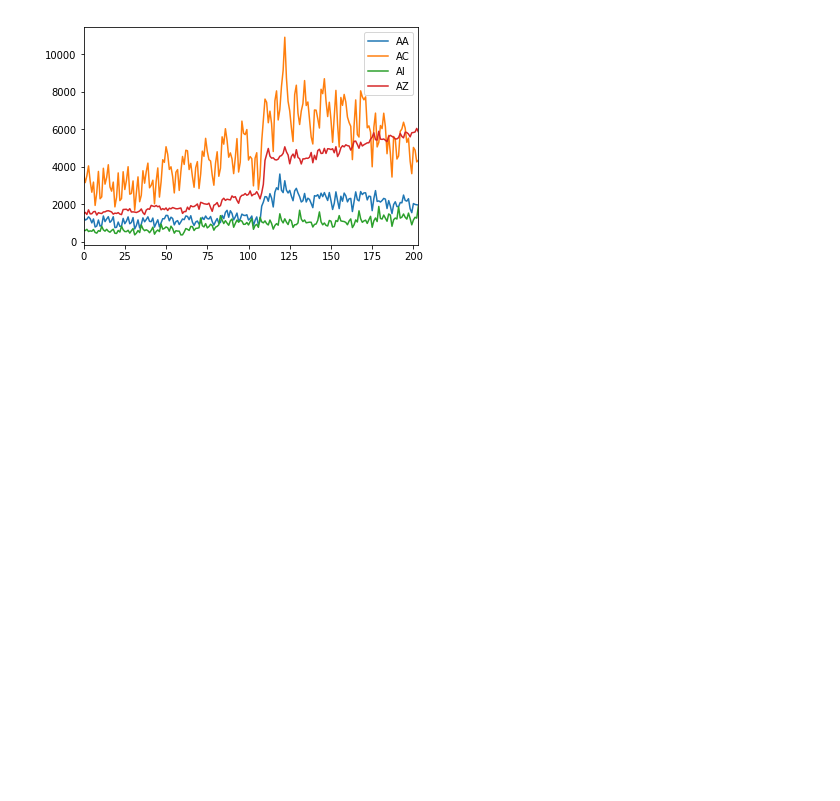
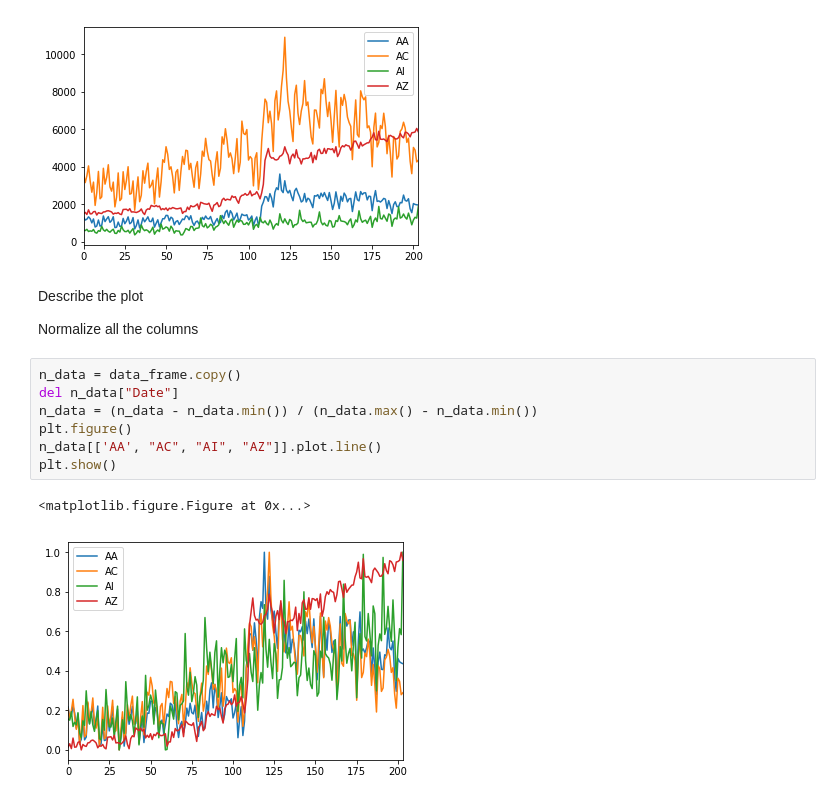
Before and after one commit to sebwdz/JobAnalysis, a Jupyter notebook: core/notebooks/cesatem_descriptive_analysis.ipynb, the cells around one changed output. Saved outputs shown, nothing was run; the diff lists cells and outputs as text; blank space fills up the shorter version.

```diff
--- a/core/notebooks/cesatem_descriptive_analysis.ipynb
+++ b/core/notebooks/cesatem_descriptive_analysis.ipynb
@@ -42,3 +41,17 @@ plt.show()
 # %% [output]
 <matplotlib.figure.Figure at 0x...>
 [figure]
+# %% [markdown]
+Describe the plot
+
+Normalize all the columns
+# %%
+n_data = data_frame.copy()
+del n_data["Date"]
+n_data = (n_data - n_data.min()) / (n_data.max() - n_data.min())
+plt.figure()
+n_data[['AA', "AC", "AI", "AZ"]].plot.line()
+plt.show()
+# %% [output]
+<matplotlib.figure.Figure at 0x...>
+[figure, added]
```
Also changed, not shown: parts of 7 cells of this notebook.
